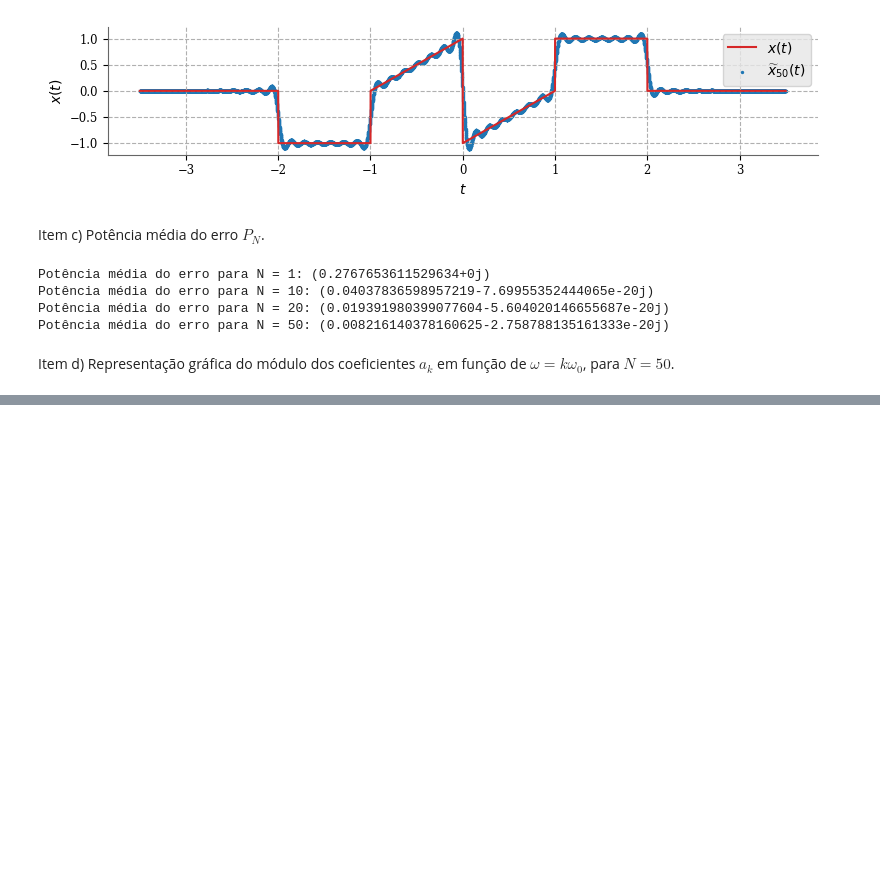
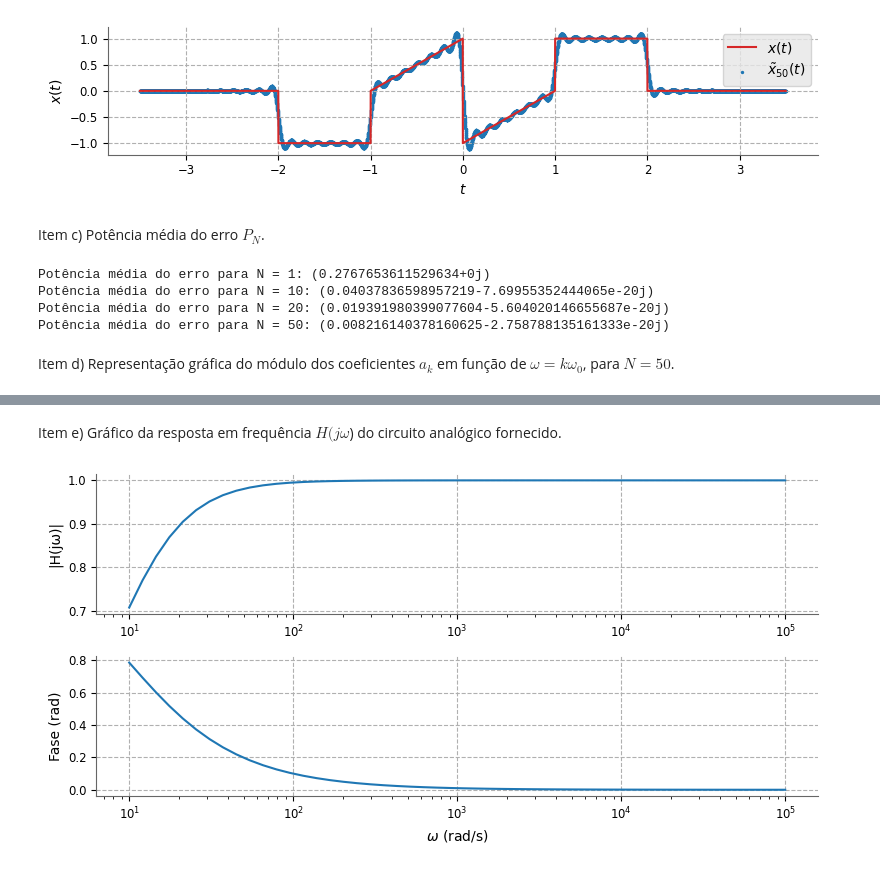
Before and after one commit to leticialopesms/EA614, a Jupyter notebook: atividade02/atividade02.ipynb, the cells around one changed output, grey strips where cells are left out. Drawn from its saved outputs; the diff is of its cells as text; code cells hidden in the pictures; blank space fills up the shorter version.

```diff
--- a/atividade02/atividade02.ipynb
+++ b/atividade02/atividade02.ipynb
@@ -148,0 +149,41 @@ plt.show()
+# %% [markdown]
+Item e) Gráfico da resposta em frequência $H(j\omega$) do circuito analógico fornecido.
+# %%
+# Valores RC
+R = 100e3  # 100 kΩ
+C = 1e-6   # 1 μF
+
+omega_c = 1 / (R * C) # Frequência de corte
+
+# Função de transferência H(jω)
+def H(omega):
+    return 1 / (1 - 1j * (omega_c / omega))
+
+omega = np.logspace(1, 5)  # de 10 a 10^5 rad/s
+
+# Módulo e fase de H(jω)
+mod_H = np.abs(H(omega))
+angle_H = np.angle(H(omega))
+
+plt.figure(figsize=(8, 4))
+
+# Módulo da Resposta em Frequência |H(jω)|
+plt.subplot(2, 1, 1)
+plt.plot(omega, mod_H)
+plt.xscale('log')
+# plt.title('Módulo da Resposta em Frequência |H(jω)|')
+plt.ylabel('|H(jω)|')
+plt.grid(True)
+
+# Fase da Resposta em Frequência ∠H(jω)
+plt.subplot(2, 1, 2)
+plt.plot(omega, angle_H)
+plt.xscale('log')
+# plt.title('Fase da Resposta em Frequência ∠H(jω)')
+plt.xlabel(r'$\omega$ (rad/s)')
+plt.ylabel(r'Fase (rad)')
+plt.grid(True)
+
+plt.show()
+# %% [output]
+[figure, added]
```
Also changed, not shown: parts of 8 cells of this notebook, 5 other files.
